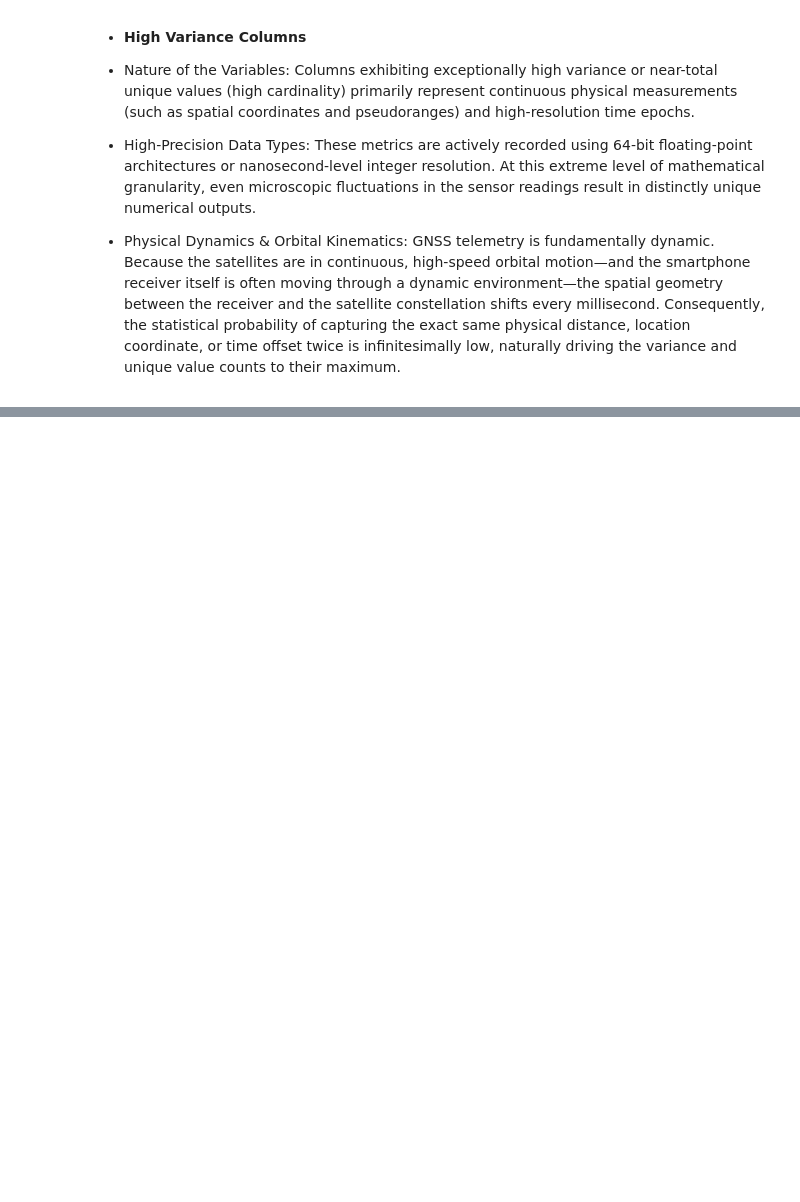
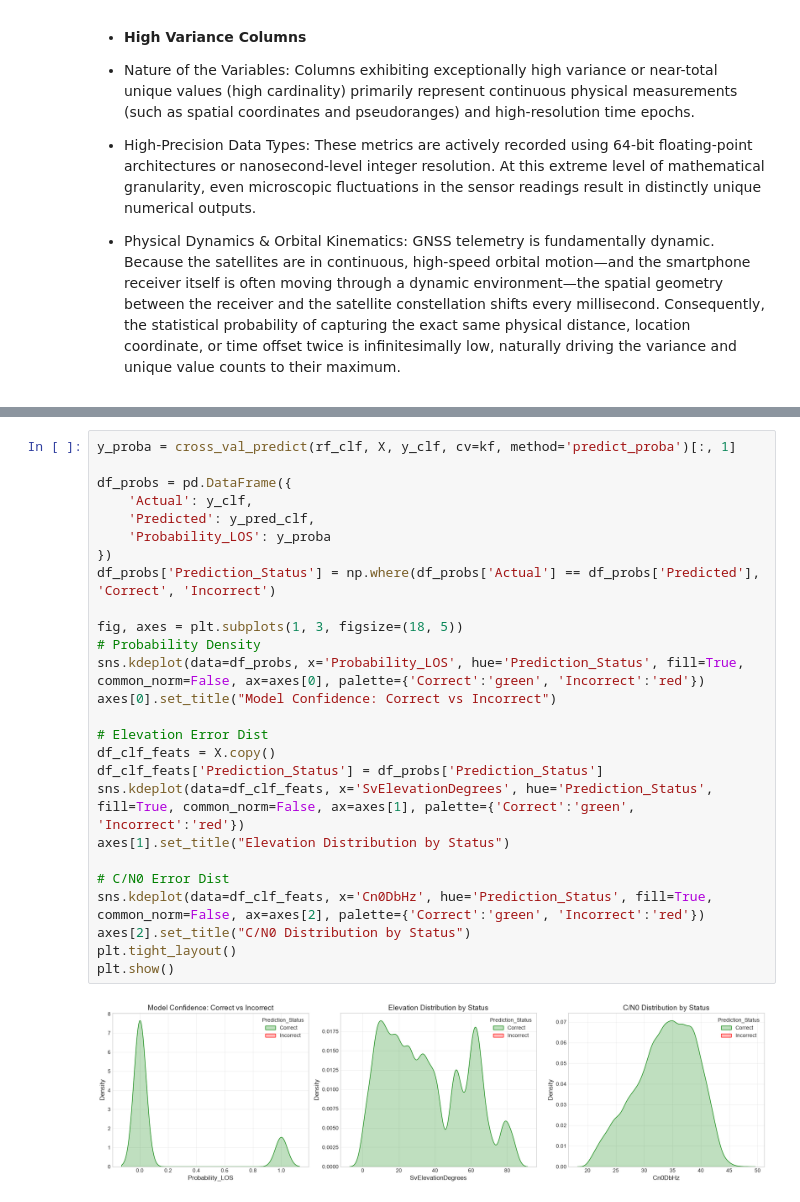
Before and after one commit to yahav0547-a11y/GNSS-Telemetry-Error-Analysis, a Jupyter notebook: GNSS_EDA_Assignment_Refactored.ipynb, the cells around one changed output, grey strips where cells are left out. Drawn from its saved outputs; the diff is of its cells as text; blank space fills up the shorter version.

```diff
--- a/GNSS_EDA_Assignment_Refactored.ipynb
+++ b/GNSS_EDA_Assignment_Refactored.ipynb
@@ -1372,0 +528,28 @@ The analysis proved that atmospheric RF propagation strictly violates linear ass
+# %%
+y_proba = cross_val_predict(rf_clf, X, y_clf, cv=kf, method='predict_proba')[:, 1]
+
+df_probs = pd.DataFrame({
+    'Actual': y_clf,
+    'Predicted': y_pred_clf,
+    'Probability_LOS': y_proba
+})
+df_probs['Prediction_Status'] = np.where(df_probs['Actual'] == df_probs['Predicted'], 'Correct', 'Incorrect')
+
+fig, axes = plt.subplots(1, 3, figsize=(18, 5))
+# Probability Density
+sns.kdeplot(data=df_probs, x='Probability_LOS', hue='Prediction_Status', fill=True, common_norm=False, ax=axes[0], palette={'Correct':'green', 'Incorrect':'red'})
+axes[0].set_title("Model Confidence: Correct vs Incorrect")
+
+# Elevation Error Dist
+df_clf_feats = X.copy()
+df_clf_feats['Prediction_Status'] = df_probs['Prediction_Status']
+sns.kdeplot(data=df_clf_feats, x='SvElevationDegrees', hue='Prediction_Status', fill=True, common_norm=False, ax=axes[1], palette={'Correct':'green', 'Incorrect':'red'})
+axes[1].set_title("Elevation Distribution by Status")
+
+# C/N0 Error Dist
+sns.kdeplot(data=df_clf_feats, x='Cn0DbHz', hue='Prediction_Status', fill=True, common_norm=False, ax=axes[2], palette={'Correct':'green', 'Incorrect':'red'})
+axes[2].set_title("C/N0 Distribution by Status")
+plt.tight_layout()
+plt.show()
+# %% [output]
+[figure, added]
```
Also changed, not shown: parts of 62 cells of this notebook.
